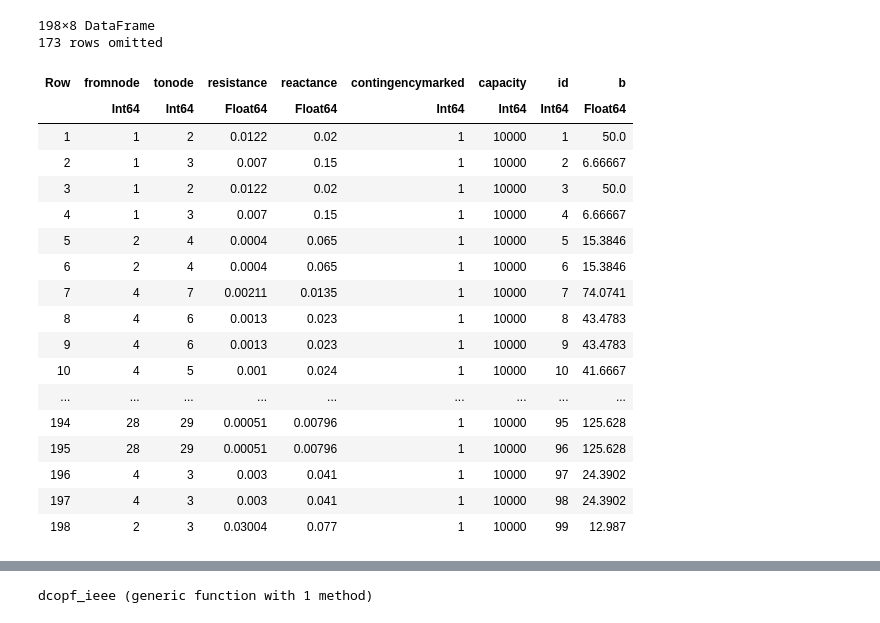
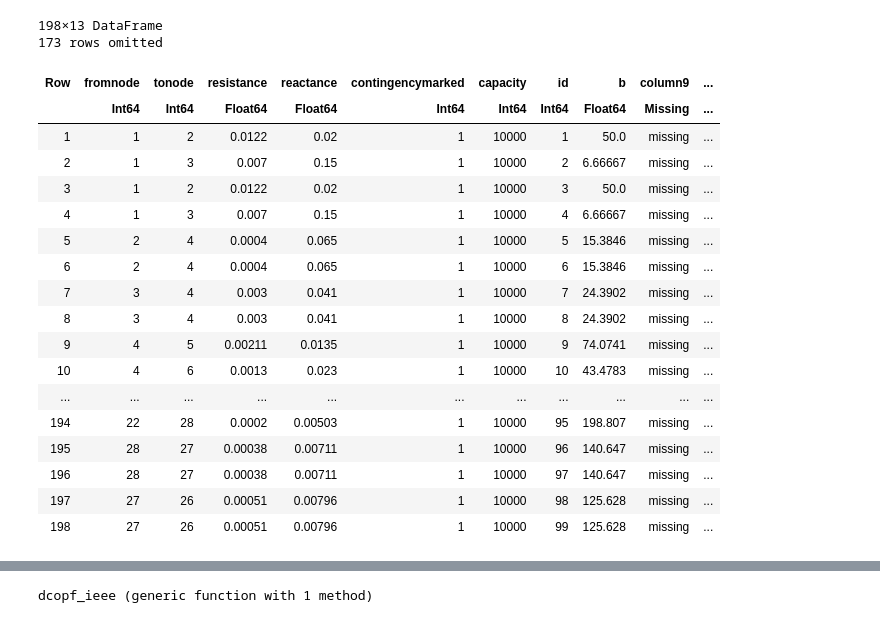
Before and after one commit to salbert-antwi/power-systems-optimization, a Jupyter notebook: Notebooks/MarketModelling_Attempt.ipynb, the cells around one changed output, grey strips where cells are left out. Drawn from its saved outputs; the diff is of its cells as text; code cells hidden in the pictures.

```diff
--- a/Notebooks/MarketModelling_Attempt.ipynb
+++ b/Notebooks/MarketModelling_Attempt.ipynb
@@ -16,58 +17,58 @@ ENV["COLUMNS"]=120; # Set so all columns of DataFrames and Matrices are displaye
 # %%
 #open csv files to define sets, lines, gens and and loads/demand
 datadir = joinpath("ReducedNetwork")
-gens = CSV.read(joinpath(datadir,"GenRedNet2.csv"), DataFrame);
-lines = CSV.read(joinpath(datadir,"TransRedNet.csv"), DataFrame);
+gens = CSV.read(joinpath(datadir,"UpdateGenRedNet.csv"), DataFrame);
+lines = CSV.read(joinpath(datadir,"UpdateTransRedNet.csv"), DataFrame);
 loads = CSV.read(joinpath(datadir,"demandRedNet.csv"), DataFrame);
 
 
 # Rename all columns to lowercase (by convention)
 for f in [gens, lines, loads]
     rename!(f,lowercase.(names(f)))
 end
 
 # create generator ids #changed to read columns rather than rows
 gens.id = 1:nrow(gens);
 
 # create line ids
 lines.id = 1:nrow(lines);
 # add set of rows for reverse direction with same parameters
 
 lines2 = copy(lines)
 lines2.f = lines2.fromnode
 lines2.fromnode = lines.tonode
 lines2.tonode = lines.fromnode
 lines2 = lines2[:,names(lines)]
 append!(lines,lines2)
 
-#lines.capacity = 0.4*lines.capacity
+#lines.capacity = *lines.capacity
 # calculate simple susceptance, ignoring resistance as earlier
 lines.b = 1 ./ lines.reactance
 
 # keep only a single time period
 #loads = loads[:,["connnode","interval-1_load"]]
 #rename!(loads,"interval-1_load" => "demand");
 
 lines
 # %% [output]
-198×8 DataFrame
+198×13 DataFrame
 173 rows omitted
-| Row | fromnode | tonode | resistance | reactance | contingencymarked | capacity | id | b |
-|  | Int64 | Int64 | Float64 | Float64 | Int64 | Int64 | Int64 | Float64 |
-| 1 | 1 | 2 | 0.0122 | 0.02 | 1 | 10000 | 1 | 50.0 |
-| 2 | 1 | 3 | 0.007 | 0.15 | 1 | 10000 | 2 | 6.66667 |
-| 3 | 1 | 2 | 0.0122 | 0.02 | 1 | 10000 | 3 | 50.0 |
-| 4 | 1 | 3 | 0.007 | 0.15 | 1 | 10000 | 4 | 6.66667 |
-| 5 | 2 | 4 | 0.0004 | 0.065 | 1 | 10000 | 5 | 15.3846 |
-| 6 | 2 | 4 | 0.0004 | 0.065 | 1 | 10000 | 6 | 15.3846 |
-| 7 | 4 | 7 | 0.00211 | 0.0135 | 1 | 10000 | 7 | 74.0741 |
-| 8 | 4 | 6 | 0.0013 | 0.023 | 1 | 10000 | 8 | 43.4783 |
-| 9 | 4 | 6 | 0.0013 | 0.023 | 1 | 10000 | 9 | 43.4783 |
-| 10 | 4 | 5 | 0.001 | 0.024 | 1 | 10000 | 10 | 41.6667 |
-| ... | ... | ... | ... | ... | ... | ... | ... | ... |
-| 194 | 28 | 29 | 0.00051 | 0.00796 | 1 | 10000 | 95 | 125.628 |
-| 195 | 28 | 29 | 0.00051 | 0.00796 | 1 | 10000 | 96 | 125.628 |
-| 196 | 4 | 3 | 0.003 | 0.041 | 1 | 10000 | 97 | 24.3902 |
-| 197 | 4 | 3 | 0.003 | 0.041 | 1 | 10000 | 98 | 24.3902 |
-| 198 | 2 | 3 | 0.03004 | 0.077 | 1 | 10000 | 99 | 12.987 |
+| Row | fromnode | tonode | resistance | reactance | contingencymarked | capacity | id | b | column9 | ... |
+|  | Int64 | Int64 | Float64 | Float64 | Int64 | Int64 | Int64 | Float64 | Missing | ... |
+| 1 | 1 | 2 | 0.0122 | 0.02 | 1 | 10000 | 1 | 50.0 | missing | ... |
+| 2 | 1 | 3 | 0.007 | 0.15 | 1 | 10000 | 2 | 6.66667 | missing | ... |
+| 3 | 1 | 2 | 0.0122 | 0.02 | 1 | 10000 | 3 | 50.0 | missing | ... |
+| 4 | 1 | 3 | 0.007 | 0.15 | 1 | 10000 | 4 | 6.66667 | missing | ... |
+| 5 | 2 | 4 | 0.0004 | 0.065 | 1 | 10000 | 5 | 15.3846 | missing | ... |
+| 6 | 2 | 4 | 0.0004 | 0.065 | 1 | 10000 | 6 | 15.3846 | missing | ... |
+| 7 | 3 | 4 | 0.003 | 0.041 | 1 | 10000 | 7 | 24.3902 | missing | ... |
+| 8 | 3 | 4 | 0.003 | 0.041 | 1 | 10000 | 8 | 24.3902 | missing | ... |
+| 9 | 4 | 5 | 0.00211 | 0.0135 | 1 | 10000 | 9 | 74.0741 | missing | ... |
+| 10 | 4 | 6 | 0.0013 | 0.023 | 1 | 10000 | 10 | 43.4783 | missing | ... |
+| ... | ... | ... | ... | ... | ... | ... | ... | ... | ... | ... |
+| 194 | 22 | 28 | 0.0002 | 0.00503 | 1 | 10000 | 95 | 198.807 | missing | ... |
+| 195 | 28 | 27 | 0.00038 | 0.00711 | 1 | 10000 | 96 | 140.647 | missing | ... |
+| 196 | 28 | 27 | 0.00038 | 0.00711 | 1 | 10000 | 97 | 140.647 | missing | ... |
+| 197 | 27 | 26 | 0.00051 | 0.00796 | 1 | 10000 | 98 | 125.628 | missing | ... |
+| 198 | 27 | 26 | 0.00051 | 0.00796 | 1 | 10000 | 99 | 125.628 | missing | ... |
 # %%
```
Also changed, not shown: parts of 20 cells of this notebook, 6 other files.
